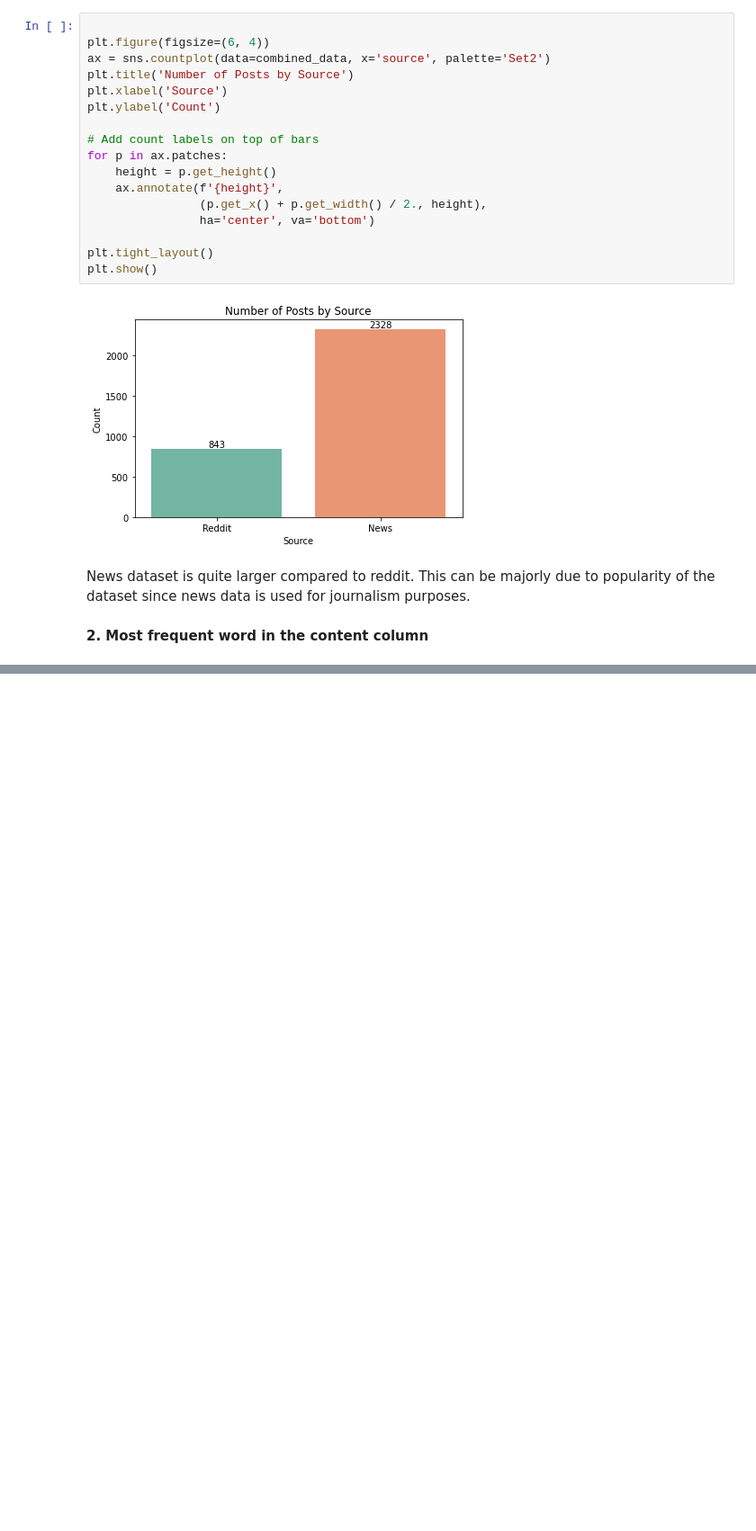
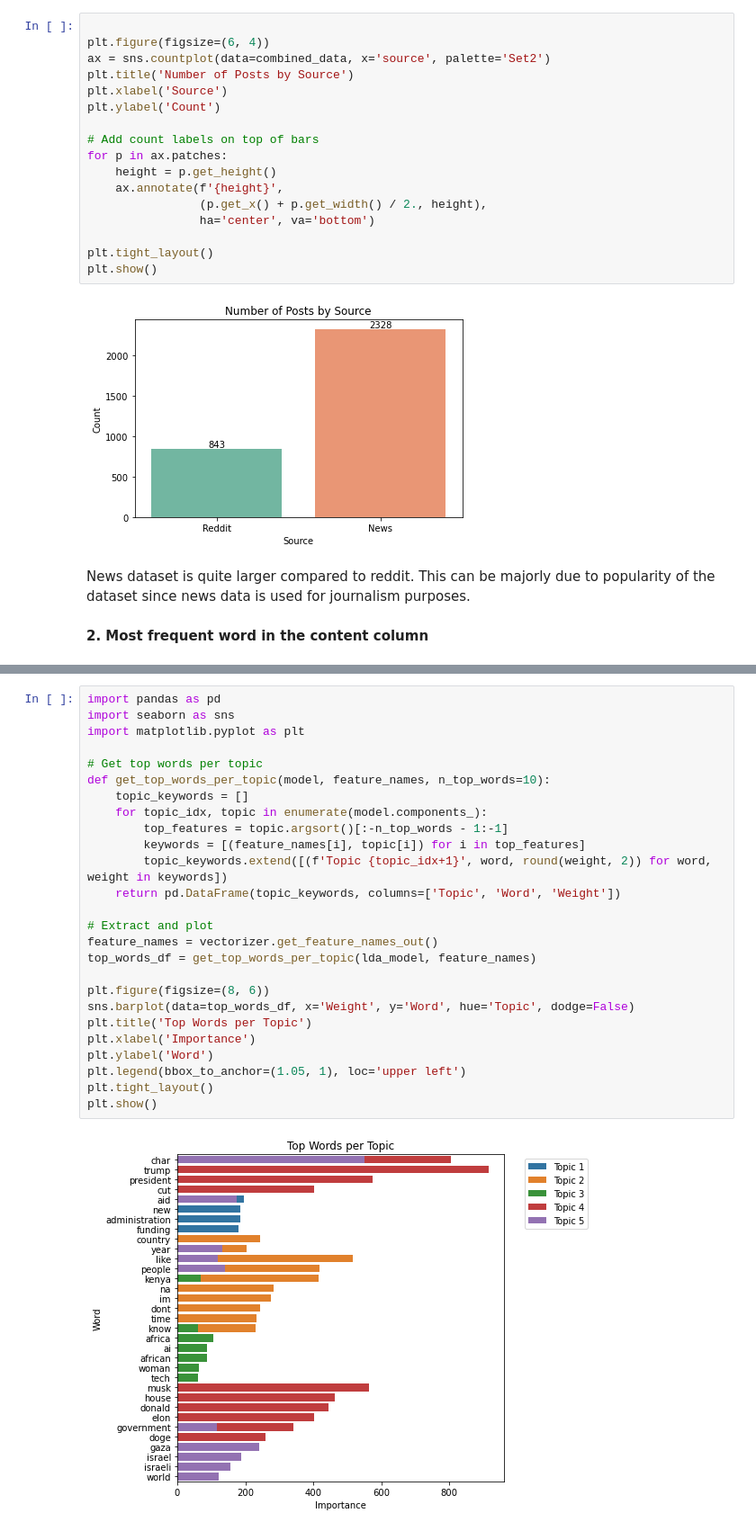
Before and after one commit to L-N-E0/USAID-Kenya-Sentiment-Analysis, a Jupyter notebook: notebooks/Joseline.ipynb, the cells around one changed output, grey strips where cells are left out. Shown at 90% size. Cells and saved outputs as stored; diff of their text form; blank space fills up the shorter version.

```diff
--- a/notebooks/Joseline.ipynb
+++ b/notebooks/Joseline.ipynb
@@ -610,0 +645,28 @@ plt.show()
+# %%
+import pandas as pd
+import seaborn as sns
+import matplotlib.pyplot as plt
+
+# Get top words per topic
+def get_top_words_per_topic(model, feature_names, n_top_words=10):
+    topic_keywords = []
+    for topic_idx, topic in enumerate(model.components_):
+        top_features = topic.argsort()[:-n_top_words - 1:-1]
+        keywords = [(feature_names[i], topic[i]) for i in top_features]
+        topic_keywords.extend([(f'Topic {topic_idx+1}', word, round(weight, 2)) for word, weight in keywords])
+    return pd.DataFrame(topic_keywords, columns=['Topic', 'Word', 'Weight'])
+
+# Extract and plot
+feature_names = vectorizer.get_feature_names_out()
+top_words_df = get_top_words_per_topic(lda_model, feature_names)
+
+plt.figure(figsize=(8, 6))
+sns.barplot(data=top_words_df, x='Weight', y='Word', hue='Topic', dodge=False)
+plt.title('Top Words per Topic')
+plt.xlabel('Importance')
+plt.ylabel('Word')
+plt.legend(bbox_to_anchor=(1.05, 1), loc='upper left')
+plt.tight_layout()
+plt.show()
+# %% [output]
+[figure, added]
```
Also changed, not shown: parts of 31 cells of this notebook.
